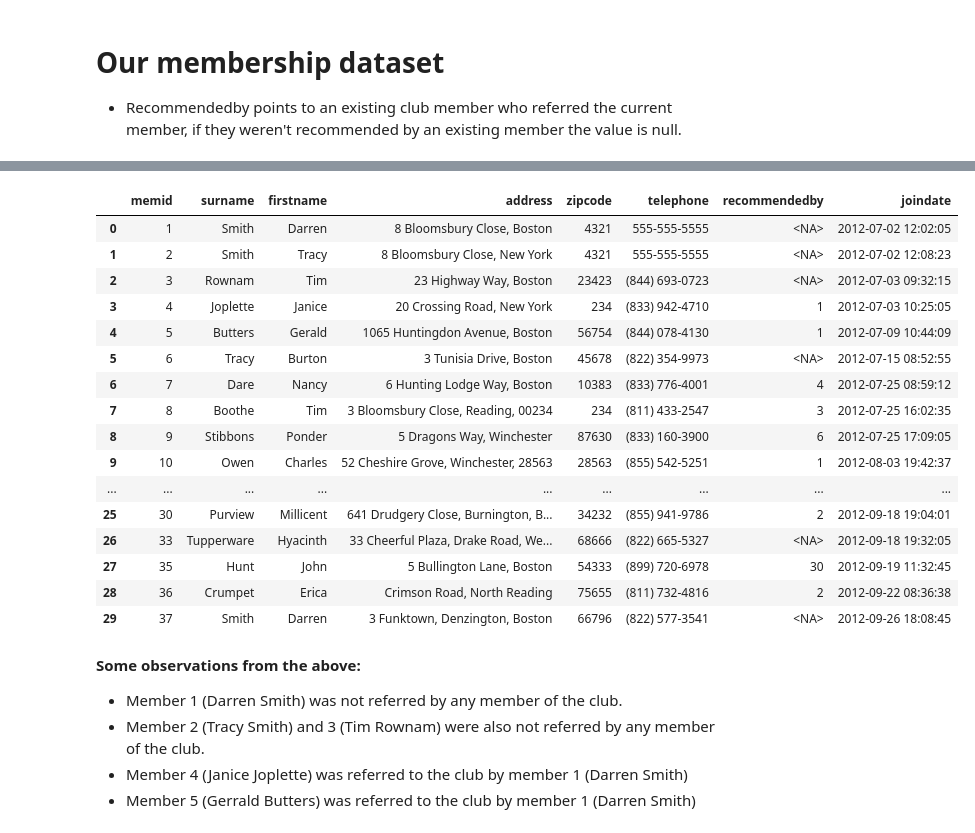
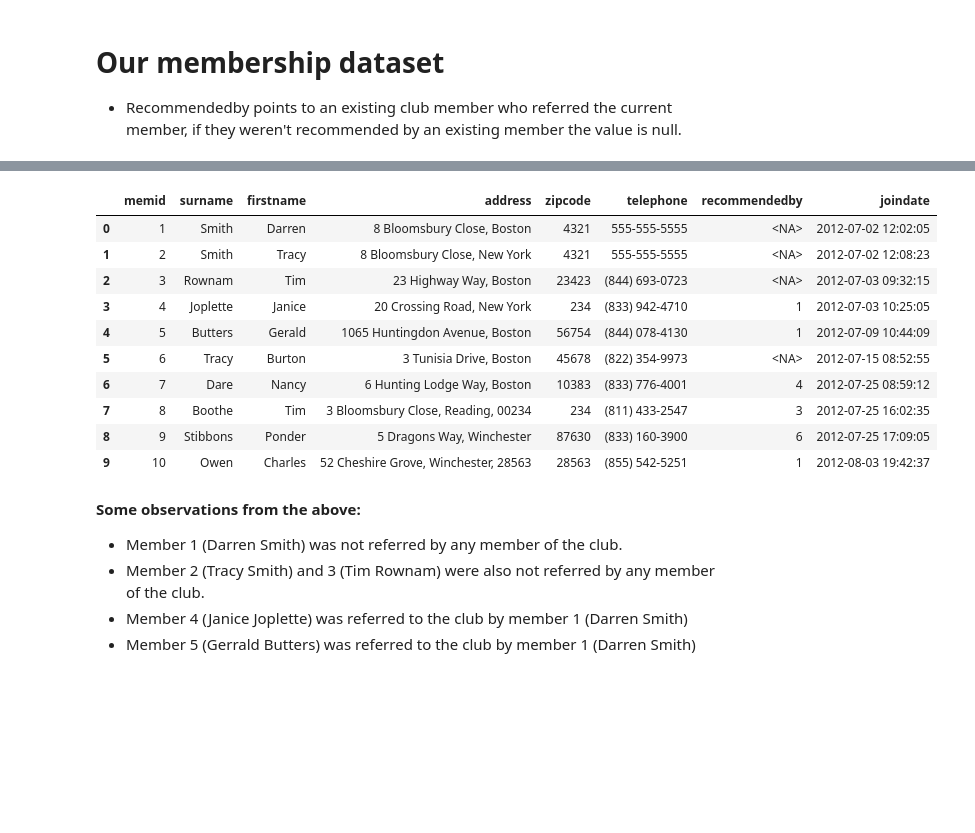
Before and after one commit to dmcmurchy/self-join-examination, a Jupyter notebook: notebook.ipynb, the cells around one changed output, grey strips where cells are left out. Cells and saved outputs as stored; diff of their text form; code cells hidden in the pictures; blank space fills up the shorter version.

```diff
--- a/notebook.ipynb
+++ b/notebook.ipynb
@@ -15,26 +32,19 @@ Once I saw the solution provided it became a _little_ more clear on what I had d
 # %%
-import pandas as pd
-members = pd.read_csv('clubdata-members.csv')
+members = pd.read_csv('https://raw.githubusercontent.com/Zirescu/self-join-examination/main/clubdata-members.csv?token=GHSAT0AAAAAACBUG56M5SXOAVVHBXHJZSQYZDNECCA')
 members = members.replace('\\N', pd.NA)
-members
+members.head(10)
 # %% [output]
 |  | memid | surname | firstname | address | zipcode | telephone | recommendedby | joindate |
 | 0 | 1 | Smith | Darren | 8 Bloomsbury Close, Boston | 4321 | 555-555-5555 | <NA> | 2012-07-02 12:02:05 |
 | 1 | 2 | Smith | Tracy | 8 Bloomsbury Close, New York | 4321 | 555-555-5555 | <NA> | 2012-07-02 12:08:23 |
 | 2 | 3 | Rownam | Tim | 23 Highway Way, Boston | 23423 | (844) 693-0723 | <NA> | 2012-07-03 09:32:15 |
 | 3 | 4 | Joplette | Janice | 20 Crossing Road, New York | 234 | (833) 942-4710 | 1 | 2012-07-03 10:25:05 |
 | 4 | 5 | Butters | Gerald | 1065 Huntingdon Avenue, Boston | 56754 | (844) 078-4130 | 1 | 2012-07-09 10:44:09 |
 | 5 | 6 | Tracy | Burton | 3 Tunisia Drive, Boston | 45678 | (822) 354-9973 | <NA> | 2012-07-15 08:52:55 |
 | 6 | 7 | Dare | Nancy | 6 Hunting Lodge Way, Boston | 10383 | (833) 776-4001 | 4 | 2012-07-25 08:59:12 |
 | 7 | 8 | Boothe | Tim | 3 Bloomsbury Close, Reading, 00234 | 234 | (811) 433-2547 | 3 | 2012-07-25 16:02:35 |
 | 8 | 9 | Stibbons | Ponder | 5 Dragons Way, Winchester | 87630 | (833) 160-3900 | 6 | 2012-07-25 17:09:05 |
 | 9 | 10 | Owen | Charles | 52 Cheshire Grove, Winchester, 28563 | 28563 | (855) 542-5251 | 1 | 2012-08-03 19:42:37 |
-| ... | ... | ... | ... | ... | ... | ... | ... | ... |
-| 25 | 30 | Purview | Millicent | 641 Drudgery Close, Burnington, B... | 34232 | (855) 941-9786 | 2 | 2012-09-18 19:04:01 |
-| 26 | 33 | Tupperware | Hyacinth | 33 Cheerful Plaza, Drake Road, We... | 68666 | (822) 665-5327 | <NA> | 2012-09-18 19:32:05 |
-| 27 | 35 | Hunt | John | 5 Bullington Lane, Boston | 54333 | (899) 720-6978 | 30 | 2012-09-19 11:32:45 |
-| 28 | 36 | Crumpet | Erica | Crimson Road, North Reading | 75655 | (811) 732-4816 | 2 | 2012-09-22 08:36:38 |
-| 29 | 37 | Smith | Darren | 3 Funktown, Denzington, Boston | 66796 | (822) 577-3541 | <NA> | 2012-09-26 18:08:45 |
 # %% [markdown]
 **Some observations from the above:**
 - Member 1 (Darren Smith) was not referred by any member of the club.
```
Also changed, not shown: parts of 8 cells of this notebook.
